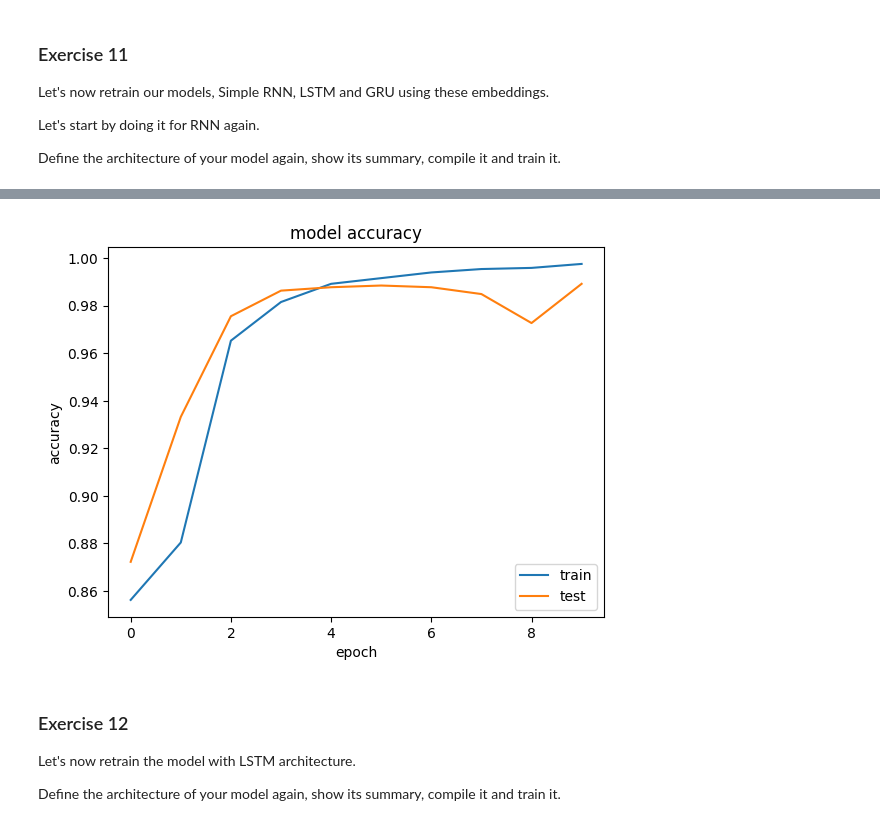
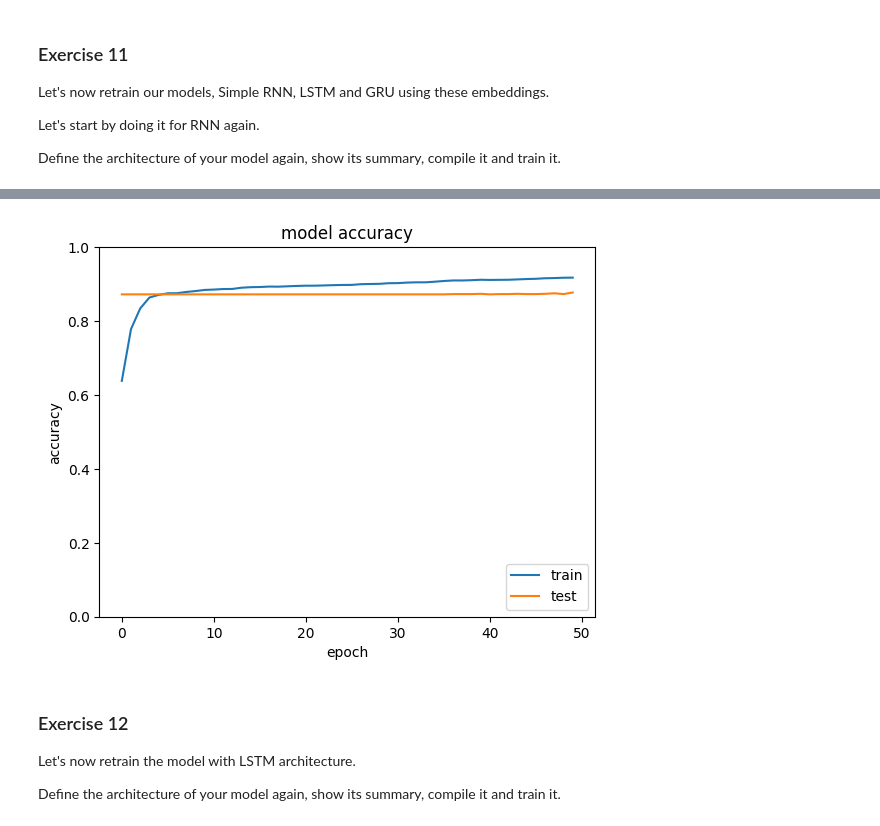
Before and after one commit to alexeykovzel-tcs/m9-nlp-advanced, a Jupyter notebook: NLP-Advanced-Exercises-LSTM-RNN-GRU.ipynb, the cells around one changed output, grey strips where cells are left out. Cells and saved outputs as stored; diff of their text form; code cells hidden in the pictures.

```diff
--- a/NLP-Advanced-Exercises-LSTM-RNN-GRU.ipynb
+++ b/NLP-Advanced-Exercises-LSTM-RNN-GRU.ipynb
@@ -391,15 +404,15 @@ a. Use the Gensim library to load your embeddings
 
 Feel free to use other libraries also.
 # %%
-from gensim.test.utils import common_texts
-from gensim.models import Word2Vec
-
-model = Word2Vec(sentences=common_texts, vector_size=input_size, window=5, min_count=1, workers=4)
-model.save("word2vec.model")
+from gensim.models import KeyedVectors
+w2v_google = KeyedVectors.load_word2vec_format('GoogleNews-vectors-negative300.bin.gz', binary=True)
 # %% [markdown]
 b. If you work with embeddings of size 300 for example, then create a matrix **embeddings**. The shape of the matrix is (vocab_size, embedding_size=300). Each row corresponds to the embeddings of one word in your vocab.
 # %%
-model.
+embeddings = np.zeros((len(tokenizer.word_index) + 1, w2v_google.vector_size))
+for word,i in tokenizer.word_index.items():
+    if word in w2v_google.key_to_index:
+        embeddings[i] = w2v_google.get_vector(word)
 # %% [markdown]
 c. Print the embedding_weights shape
 # %%
@@ -412,4 +427,8 @@ Let's start by doing it for RNN again.
 
 Define the architecture of your model again, show its summary, compile it and train it.
 # %%
-#Add your code here
+simple_rnn_model = Sequential()
+simple_rnn_model.add(Embedding(input_dim=embeddings.shape[0], output_dim=embeddings.shape[1], weights=[embeddings], input_length=max_len, trainable=False))
+simple_rnn_model.add(SimpleRNN(1))
+simple_rnn_model.add(Dense(1, activation='sigmoid'))
+simple_rnn_model.summary()
@@ -418,2 +455,2 @@ Define the architecture of your model again, show its summary, compile it and tr
 # %%
-#Add your code here
+m_history = train_model(simple_rnn_model, epochs=50, batch_size=128)
@@ -420,14 +475,15 @@ Define the architecture of your model again, show its summary, compile it and tr
 # %%
 # visualise training history
 plt.plot(m_history.history['acc'])
 plt.plot(model.history.history['val_acc'])
 plt.title('model accuracy')
 plt.ylabel('accuracy')
 plt.xlabel('epoch')
+plt.ylim(0,1)
 plt.legend(['train', 'test'], loc="lower right")
 plt.show()
 # %% [output]
-[figure, old version]
+[figure, new version]
 # %% [markdown]
 ### Exercise 12
 
```
Also changed, not shown: parts of 57 cells of this notebook.
